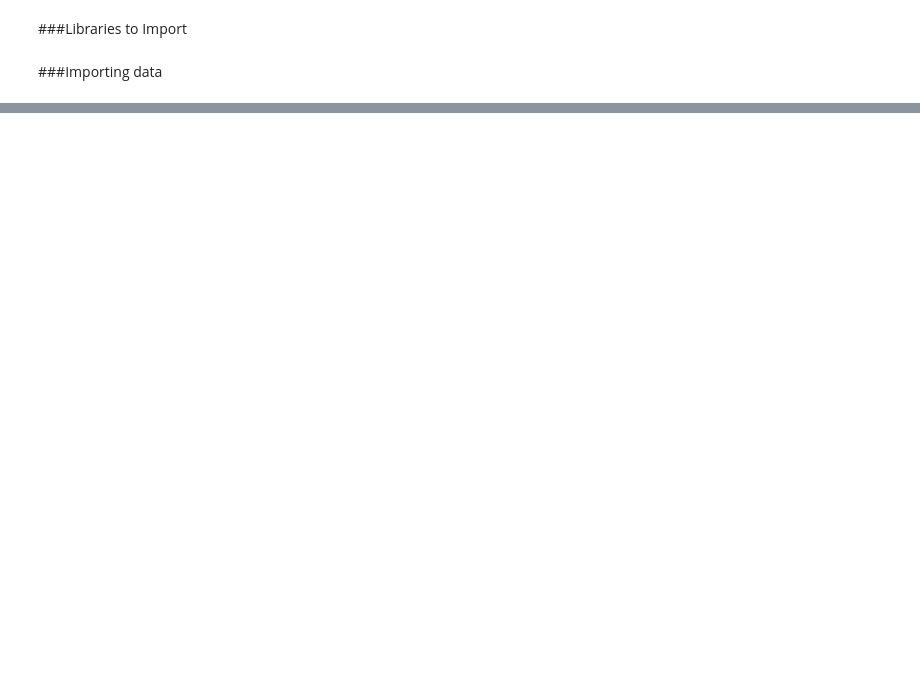
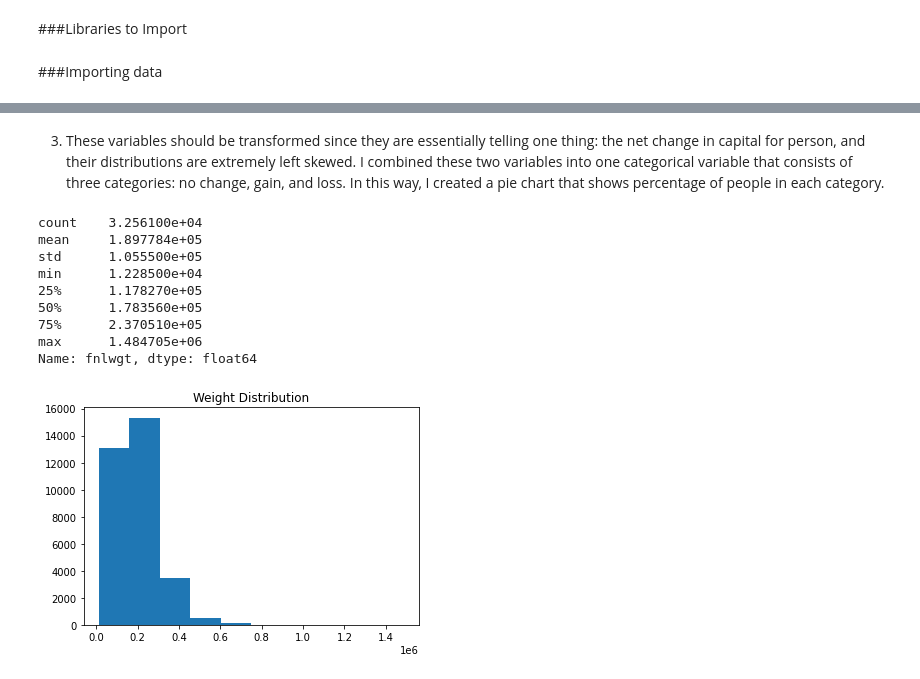
Before and after one commit to xiangtgao/JSC270_Assg2, a Jupyter notebook: JSC270_Assignment2.ipynb, the cells around one changed output, grey strips where cells are left out. Cells and saved outputs as stored; diff of their text form; code cells hidden in the pictures; blank space fills up the shorter version.

```diff
--- a/JSC270_Assignment2.ipynb
+++ b/JSC270_Assignment2.ipynb
@@ -18,0 +140,21 @@ income94.columns = ['age','workclass', 'fnlwgt','education','education_num','mar
+# %% [markdown]
+
+
+3.   These variables should be transformed since they are essentially telling one thing: the net change in capital for person, and their distributions are extremely left skewed. I combined these two variables into one categorical variable that consists of three categories: no change, gain, and loss. In this way, I created a pie chart that shows percentage of people in each category.
+# %%
+# explore the final weight variable
+print(income94.fnlwgt.describe())
+plt.hist(income94.fnlwgt)
+plt.title("Weight Distribution")
+plt.show()
+# %% [output]
+count    3.256100e+04
+mean     1.897784e+05
+std      1.055500e+05
+min      1.228500e+04
+25%      1.178270e+05
+50%      1.783560e+05
+75%      2.370510e+05
+max      1.484705e+06
+Name: fnlwgt, dtype: float64
+[figure, added]
```
Also changed, not shown: parts of 32 cells of this notebook.
